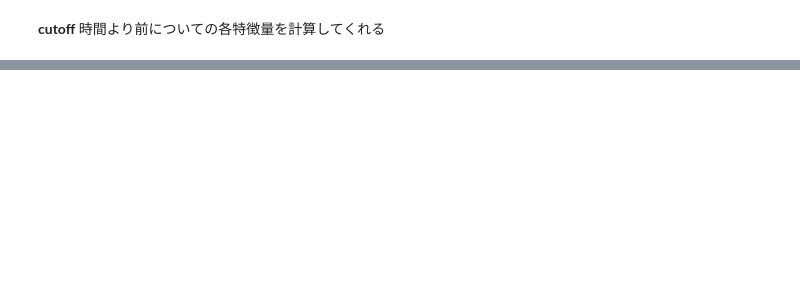
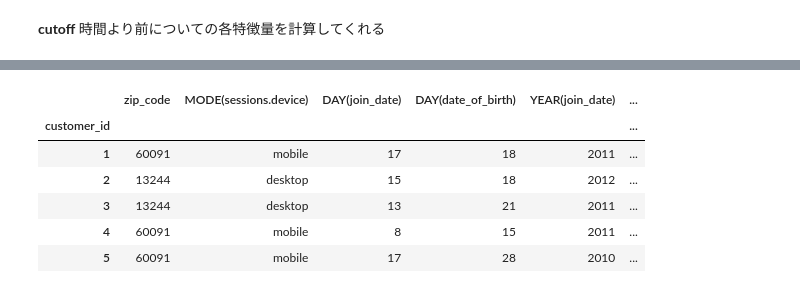
Before and after one commit to gingi99/HowToPython, a Jupyter notebook: featuretools/featuretools.ipynb, the cells around one changed output, grey strips where cells are left out. Cells and saved outputs as stored; diff of their text form; code cells hidden in the pictures; blank space fills up the shorter version.

```diff
--- a/featuretools/featuretools.ipynb
+++ b/featuretools/featuretools.ipynb
@@ -669,0 +817,17 @@ fm
+# %%
+feature_matrix, feature_defs = ft.dfs(
+    entityset = es,
+    target_entity = "customers",
+    agg_primitives=["mode"],
+    max_depth=1
+)
+# %%
+feature_matrix
+# %% [output]
+|  | zip_code | MODE(sessions.device) | DAY(join_date) | DAY(date_of_birth) | YEAR(join_date) | ... |
+| customer_id |  |  |  |  |  | ... |
+| 1 | 60091 | mobile | 17 | 18 | 2011 | ... |
+| 2 | 13244 | desktop | 15 | 18 | 2012 | ... |
+| 3 | 13244 | desktop | 13 | 21 | 2011 | ... |
+| 4 | 60091 | mobile | 8 | 15 | 2011 | ... |
+| 5 | 60091 | mobile | 17 | 28 | 2010 | ... |
```
Also changed, not shown: parts of 53 cells of this notebook.
